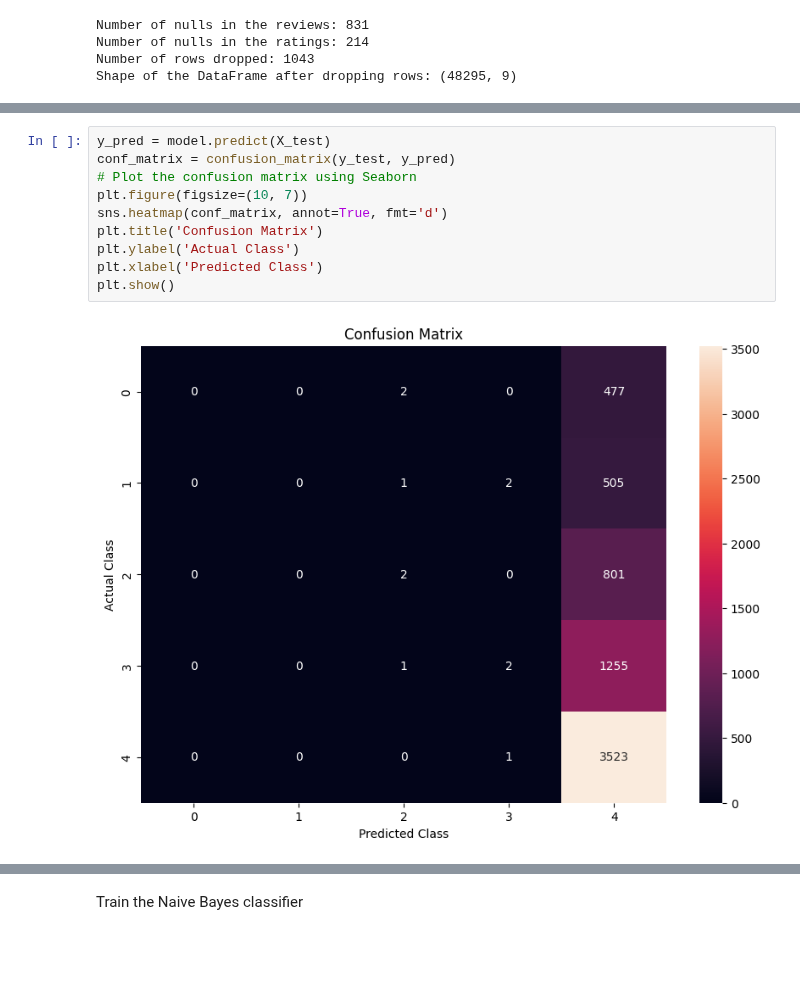
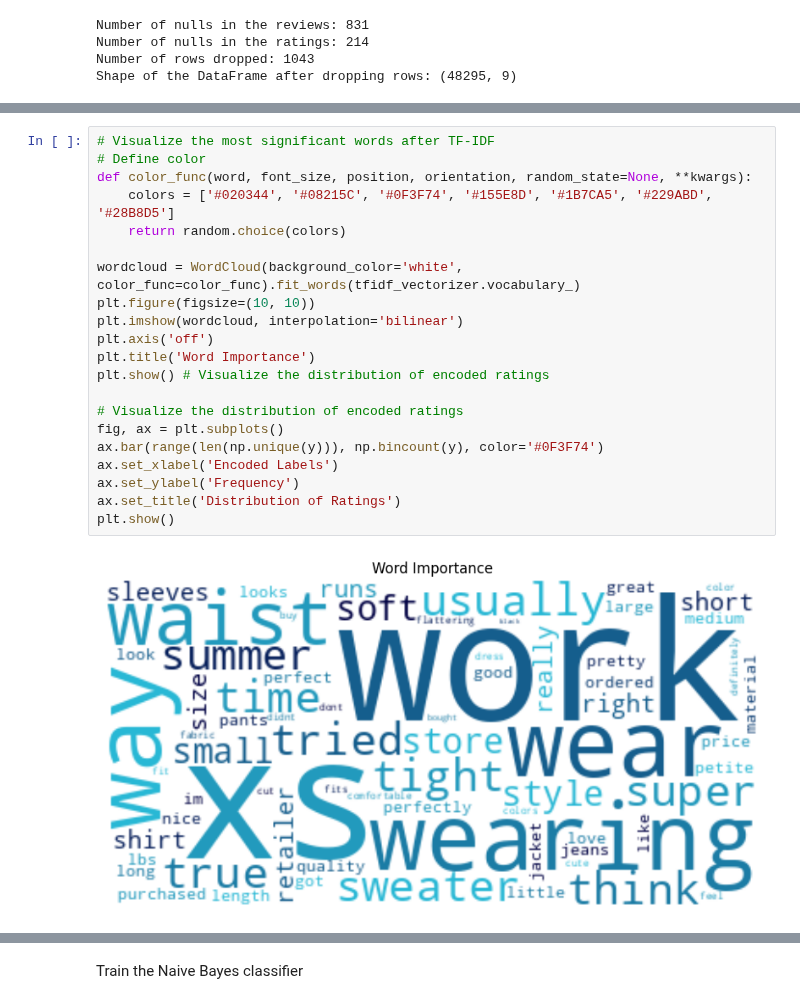
Before and after one commit to Ariamestra/ConsumerReviews, a Jupyter notebook: project_part2.ipynb, the cells around one changed output, grey strips where cells are left out. Drawn from its saved outputs; the diff is of its cells as text; blank space fills up the shorter version.

```diff
--- a/project_part2.ipynb
+++ b/project_part2.ipynb
@@ -172,15 +166,26 @@ print(f"Test size: {test_size} ({test_percentage:.2f}%)")
 Total dataset size: 32857
 Train size: 26285 (80.00%)
 Test size: 6572 (20.00%)
-# %%
-y_pred = model.predict(X_test)
-conf_matrix = confusion_matrix(y_test, y_pred)
-# Plot the confusion matrix using Seaborn
-plt.figure(figsize=(10, 7))
-sns.heatmap(conf_matrix, annot=True, fmt='d')
-plt.title('Confusion Matrix')
-plt.ylabel('Actual Class')
-plt.xlabel('Predicted Class')
-plt.show()
-# %% [output]
-[figure, removed]
+# %%
+# Visualize the most significant words after TF-IDF
+# Define color
+def color_func(word, font_size, position, orientation, random_state=None, **kwargs):
+    colors = ['#020344', '#08215C', '#0F3F74', '#155E8D', '#1B7CA5', '#229ABD', '#28B8D5']
+    return random.choice(colors)
+
+wordcloud = WordCloud(background_color='white', color_func=color_func).fit_words(tfidf_vectorizer.vocabulary_)
+plt.figure(figsize=(10, 10))
+plt.imshow(wordcloud, interpolation='bilinear')
+plt.axis('off')
+plt.title('Word Importance')
+plt.show() # Visualize the distribution of encoded ratings
+
+# Visualize the distribution of encoded ratings
+fig, ax = plt.subplots()
+ax.bar(range(len(np.unique(y))), np.bincount(y), color='#0F3F74')
+ax.set_xlabel('Encoded Labels')
+ax.set_ylabel('Frequency')
+ax.set_title('Distribution of Ratings')
+plt.show()
+# %% [output]
+[figure, added]
```
Also changed, not shown: parts of 11 cells of this notebook.
